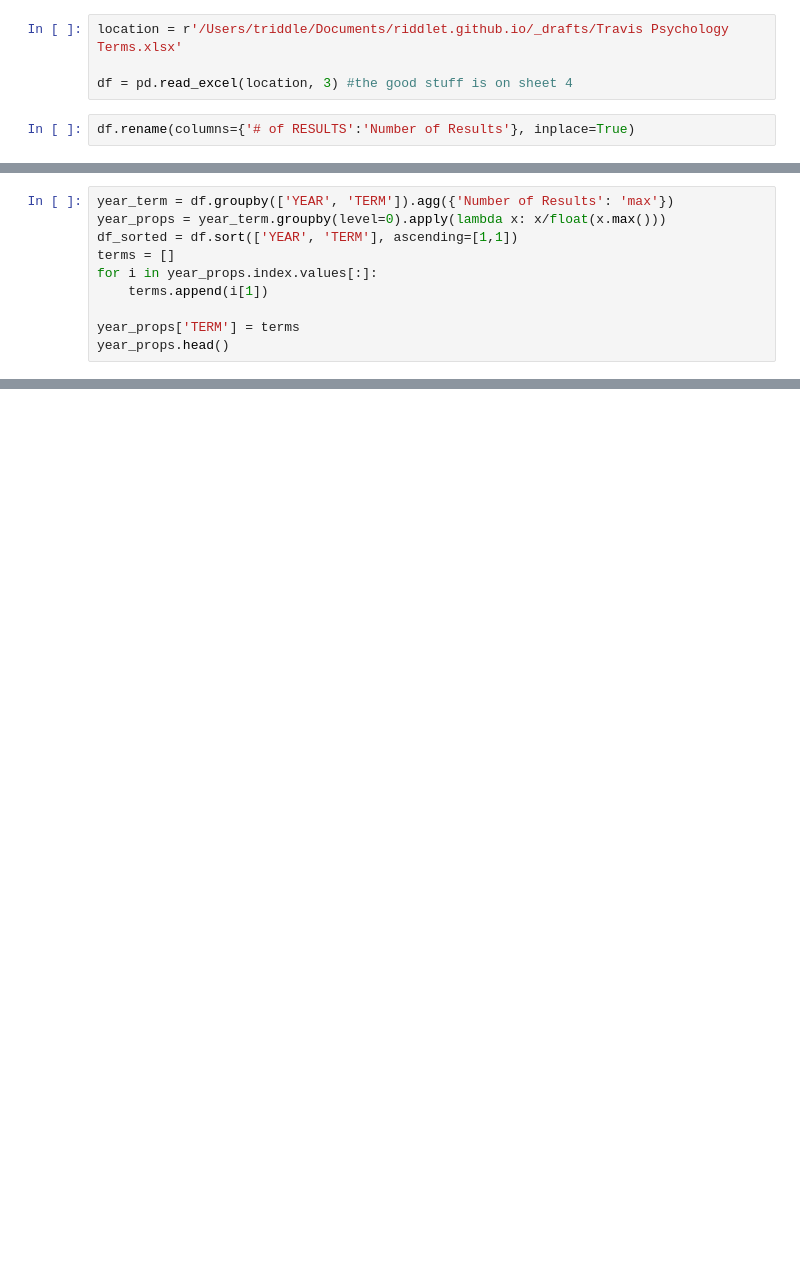
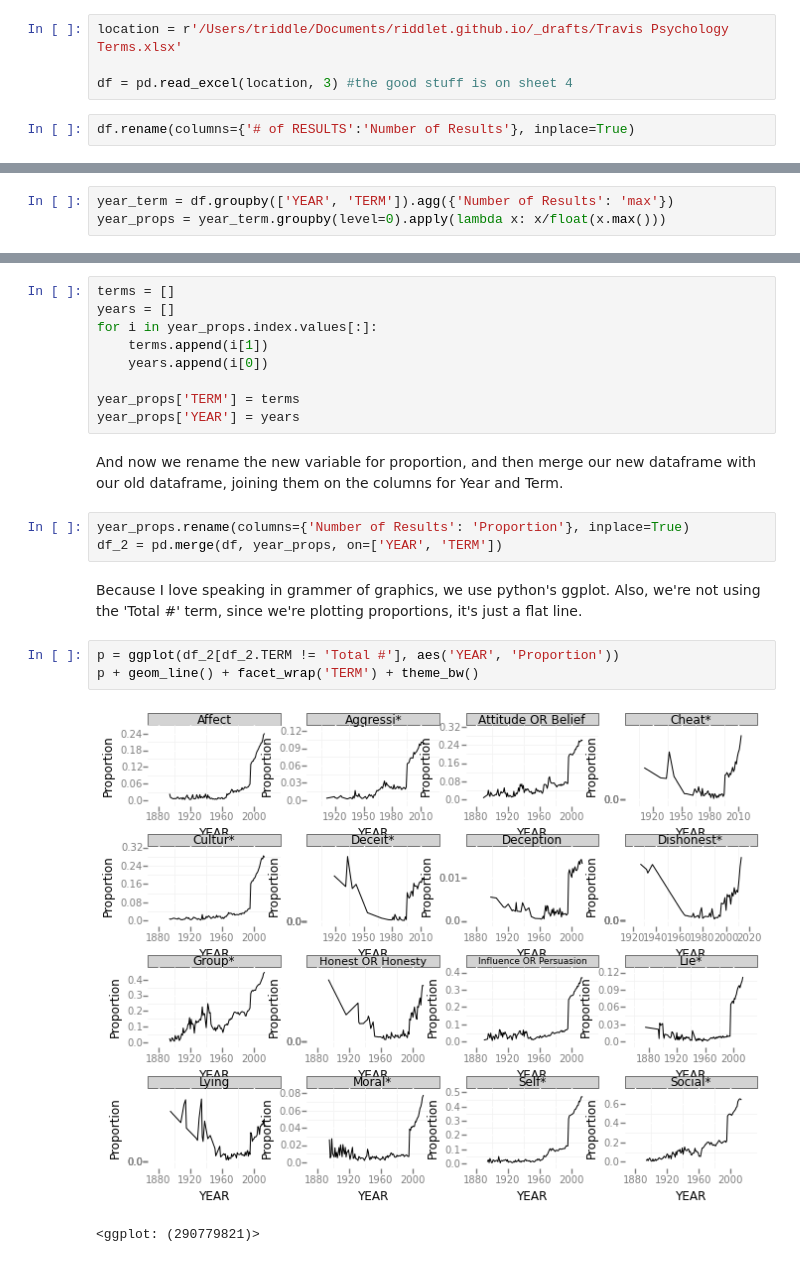
Before and after one commit to riddlet/riddlet.github.io, a Jupyter notebook: _drafts/Publication counts.ipynb, the cells around one changed output, grey strips where cells are left out. Cells and saved outputs as stored; diff of their text form; blank space fills up the shorter version.

Commit message:
Just about finished with the preliminary analysis and plotting

```diff
--- a/_drafts/Publication counts.ipynb
+++ b/_drafts/Publication counts.ipynb
@@ -46,10 +19,3 @@ The cell below creates a new dataframe called year_props.  The first line create
 # %%
 year_term = df.groupby(['YEAR', 'TERM']).agg({'Number of Results': 'max'})
 year_props = year_term.groupby(level=0).apply(lambda x: x/float(x.max()))
-df_sorted = df.sort(['YEAR', 'TERM'], ascending=[1,1])
-terms = []
-for i in year_props.index.values[:]:
-    terms.append(i[1])
-
-year_props['TERM'] = terms
-year_props.head()
@@ -90,0 +26,22 @@ print pd.__version__
+# %%
+terms = []
+years = []
+for i in year_props.index.values[:]:
+    terms.append(i[1])
+    years.append(i[0])
+
+year_props['TERM'] = terms
+year_props['YEAR'] = years
+# %% [markdown]
+And now we rename the new variable for proportion, and then merge our new dataframe with our old dataframe, joining them on the columns for Year and Term.
+# %%
+year_props.rename(columns={'Number of Results': 'Proportion'}, inplace=True)
+df_2 = pd.merge(df, year_props, on=['YEAR', 'TERM'])
+# %% [markdown]
+Because I love speaking in grammer of graphics, we use python's ggplot.  Also, we're not using the 'Total #' term, since we're plotting proportions, it's just a flat line.
+# %%
+p = ggplot(df_2[df_2.TERM != 'Total #'], aes('YEAR', 'Proportion'))
+p + geom_line() + facet_wrap('TERM') + theme_bw()
+# %% [output]
+[figure, added]
+<ggplot: (290779821)>
```
Also changed, not shown: parts of 12 cells of this notebook.
